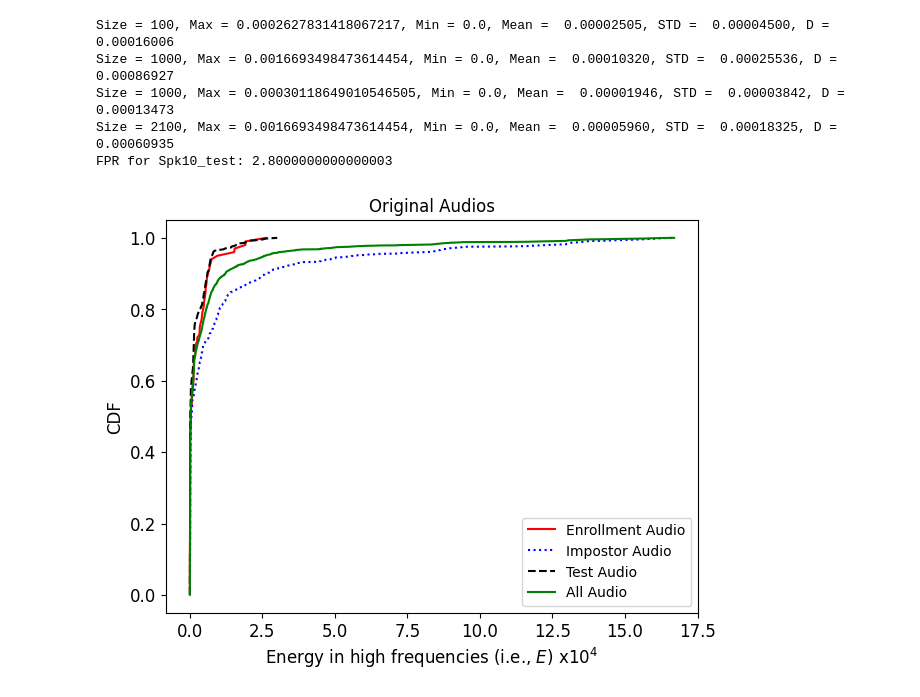
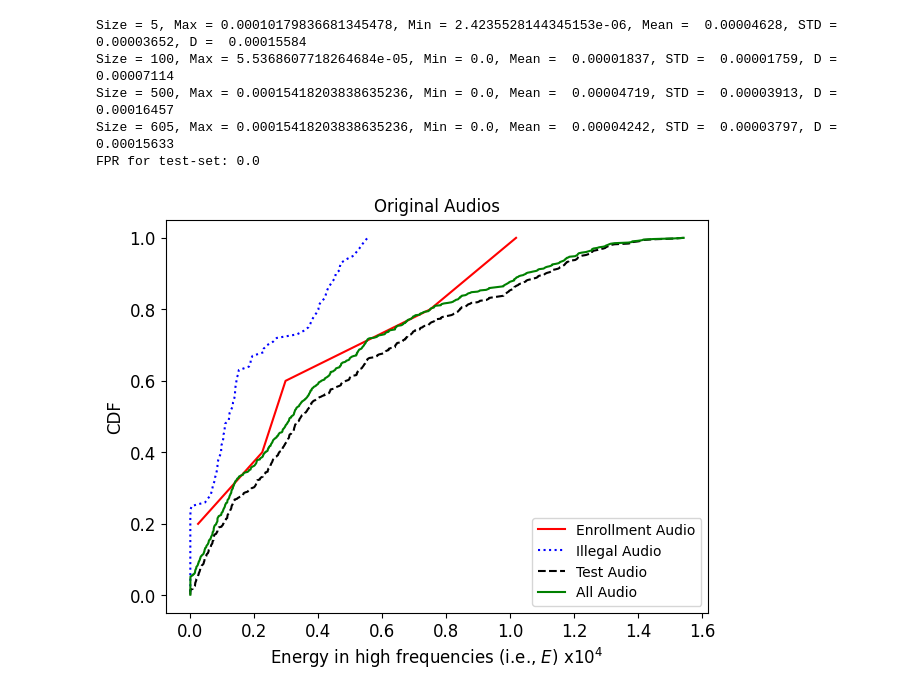
Before and after one commit to sanchitd9/speakerguard, a Jupyter notebook: sanchit/cdf_experiments.ipynb, the cells around one changed output. Drawn from its saved outputs; the diff is of its cells as text; code cells hidden in the pictures.

Commit message:
Update the plot with the correct dataset

```diff
--- a/sanchit/cdf_experiments.ipynb
+++ b/sanchit/cdf_experiments.ipynb
@@ -72,12 +72,12 @@ def plot_cdf_adversarial_audio(original_detections, adversarial_detections, atta
     os.makedirs("./plots")
 # %%
 # Original Audios
-original_files = os.listdir(os.path.join("output", "original"))
+original_files = os.listdir(os.path.join("output", "fakebob_repo"))
 
 original_data = {}
 combined_data = []
 for x in original_files:
-  with open(f"output/original/{x}", "br") as f:
+  with open(f"output/fakebob_repo/{x}", "br") as f:
     temp = pickle.load(f)
     temp.sort()
     original_data[x.split(".pickle")[0]] = temp
@@ -86,33 +86,33 @@ for x in original_files:
 combined_data.sort()
 # %%
 # Plot CDF of original data
-enroll_index, enroll_results, enroll_threshold = preprocess(original_data['spk10enroll'])
-impostor_index, impostor_results, impostor_threshold = preprocess(original_data['spk10impostor'])
-test_index, test_results, test_threshold = preprocess(original_data['spk10test'])
+enroll_index, enroll_results, enroll_threshold = preprocess(original_data['enrollment-set'])
+impostor_index, impostor_results, impostor_threshold = preprocess(original_data['illegal-set'])
+test_index, test_results, test_threshold = preprocess(original_data['test-set'])
 all_index, all_results, all_threshold = preprocess(combined_data)
 
-print("FPR for Spk10_test:", fpr(original_data["spk10test"], test_threshold))
+print("FPR for test-set:", fpr(original_data["test-set"], test_threshold))
 
 plt.plot(enroll_results, enroll_index, "r-", label="Enrollment Audio")
-plt.plot(impostor_results, impostor_index, "b:", label="Impostor Audio")
+plt.plot(impostor_results, impostor_index, "b:", label="Illegal Audio")
 plt.plot(test_results, test_index, "k--", label="Test Audio")
 plt.plot(all_results, all_index, "g", label="All Audio")
 
 plt.xlabel(r"Energy in high frequencies (i.e., $E$) $\mathrm{x 10^{4}}$", fontsize=12)
 plt.ylabel("CDF", fontsize=12)
 plt.tick_params(axis="both", labelsize=12)
 plt.legend()
 plt.tight_layout()
 plt.title("Original Audios")
-plt.savefig("plots/original_audios.png")
+plt.savefig("plots/original_audios_fakebob.png")
 plt.show()
 # %% [output]
-Size = 100, Max = 0.0002627831418067217, Min = 0.0, Mean =  0.00002505, STD =  0.00004500, D =  0.00016006
-Size = 1000, Max = 0.0016693498473614454, Min = 0.0, Mean =  0.00010320, STD =  0.00025536, D =  0.00086927
-Size = 1000, Max = 0.00030118649010546505, Min = 0.0, Mean =  0.00001946, STD =  0.00003842, D =  0.00013473
-Size = 2100, Max = 0.0016693498473614454, Min = 0.0, Mean =  0.00005960, STD =  0.00018325, D =  0.00060935
-FPR for Spk10_test: 2.8000000000000003
+Size = 5, Max = 0.00010179836681345478, Min = 2.4235528144345153e-06, Mean =  0.00004628, STD =  0.00003652, D =  0.00015584
+Size = 100, Max = 5.5368607718264684e-05, Min = 0.0, Mean =  0.00001837, STD =  0.00001759, D =  0.00007114
+Size = 500, Max = 0.00015418203838635236, Min = 0.0, Mean =  0.00004719, STD =  0.00003913, D =  0.00016457
+Size = 605, Max = 0.00015418203838635236, Min = 0.0, Mean =  0.00004242, STD =  0.00003797, D =  0.00015633
+FPR for test-set: 0.0
-[figure, old version]
+[figure, new version]
 # %%
 # FAKEBOB Attack
 fakebob_files = os.listdir("output/fakebob_new/")
```
Also changed, not shown: parts of 2 cells of this notebook, 1 other file.
